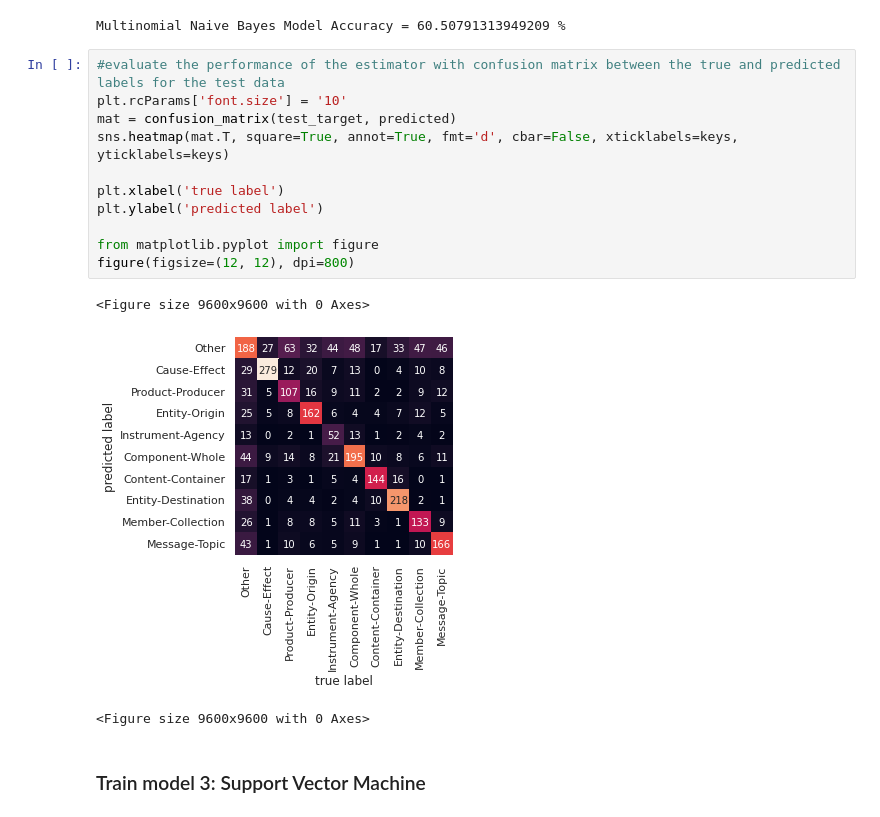
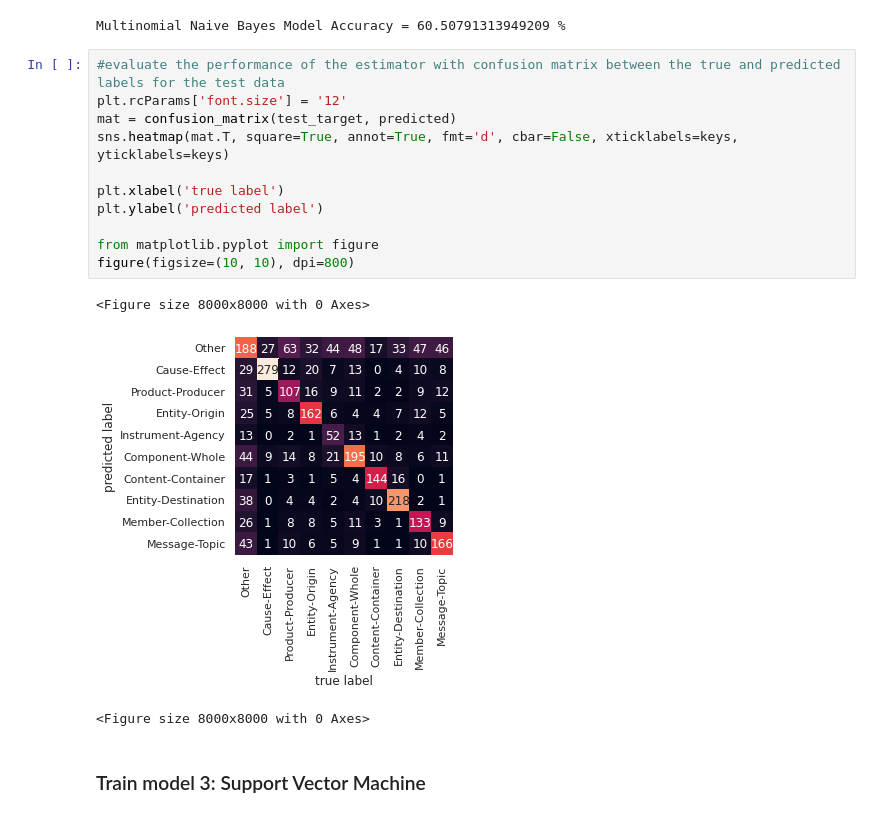
Before and after one commit to chenjinghao/Group-9C-Capstone, a Jupyter notebook: Sem-Eval 2010 Task8.ipynb, the cells around one changed output. Saved outputs shown, nothing was run; the diff lists cells and outputs as text.

```diff
--- a/Sem-Eval 2010 Task8.ipynb
+++ b/Sem-Eval 2010 Task8.ipynb
@@ -264,19 +264,19 @@ print("Multinomial Naive Bayes Model Accuracy = {} %".format(accuracy_for_test_k
 Multinomial Naive Bayes Model Accuracy = 60.50791313949209 %
 # %%
 #evaluate the performance of the estimator with confusion matrix between the true and predicted labels for the test data
-plt.rcParams['font.size'] = '10'
+plt.rcParams['font.size'] = '12'
 mat = confusion_matrix(test_target, predicted)
 sns.heatmap(mat.T, square=True, annot=True, fmt='d', cbar=False, xticklabels=keys, yticklabels=keys)
 
 plt.xlabel('true label')
 plt.ylabel('predicted label')
 
 from matplotlib.pyplot import figure
-figure(figsize=(12, 12), dpi=800)
+figure(figsize=(10, 10), dpi=800)
 # %% [output]
-<Figure size 9600x9600 with 0 Axes>
+<Figure size 8000x8000 with 0 Axes>
-[figure, old version]
+[figure, new version]
-<Figure size 9600x9600 with 0 Axes>
+<Figure size 8000x8000 with 0 Axes>
 # %% [markdown]
 ### Train model 3: Support Vector Machine
 # %%
```
Also changed, not shown: parts of 1 cell of this notebook.
